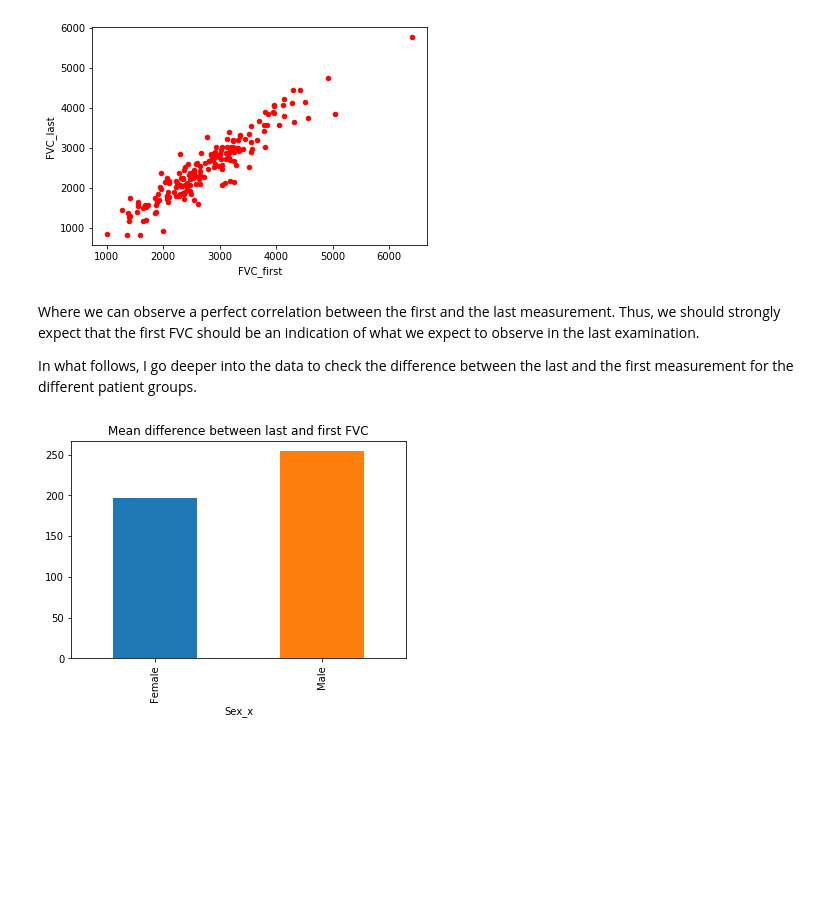
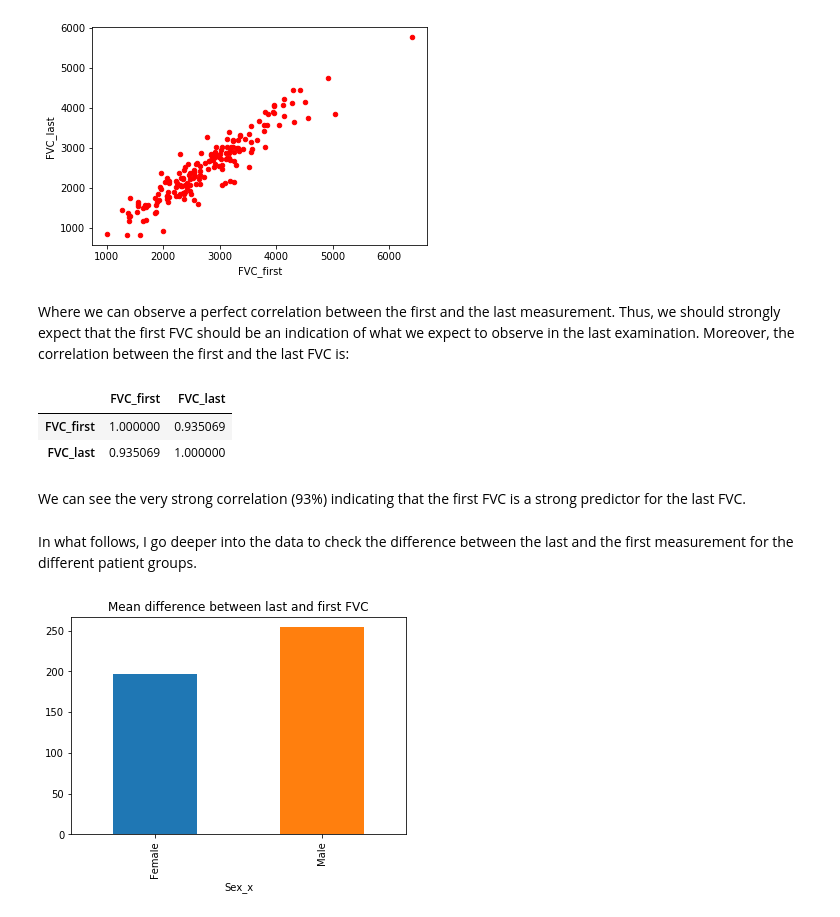
Before and after one commit to areppas/Kaggle_Competition, a Jupyter notebook: Progression_to_fibrosis-Copy1.ipynb, the cells around one changed output. Cells and saved outputs as stored; diff of their text form; code cells hidden in the pictures; blank space fills up the shorter version.

```diff
--- a/Progression_to_fibrosis-Copy1.ipynb
+++ b/Progression_to_fibrosis-Copy1.ipynb
@@ -57,8 +58,19 @@ plt.show()
 [figure]
 # %% [markdown]
 Where we can observe a perfect correlation between the first and the last measurement. Thus, we should strongly expect that the first FVC should be an indication of what we expect to observe in the last examination.
-
-In what follows, I go deeper into the data to check the difference between the last and the first measurement for the different patient groups.
+Moreover, the correlation between the first and the last FVC is:
+# %%
+check_correlations=merge_data_frames[['FVC_first','FVC_last']]
+
+check_correlations.corr(method='pearson')
+# %% [output]
+|  | FVC_first | FVC_last |
+| FVC_first | 1.000000 | 0.935069 |
+| FVC_last | 0.935069 | 1.000000 |
+# %% [markdown]
+We can see the very strong correlation (93%) indicating that the first FVC is a strong predictor for the last FVC.
+# %% [markdown]
+In what follows, I go deeper into the data to check the difference between the last and the first measurement for the different patient groups.
 # %%
 difference_sex_plot=merge_data_frames.groupby("Sex_x")['difference:last-first_FVC'].mean().plot(kind='bar', title="Mean difference between last and first FVC")
 # %% [output]
```
Also changed, not shown: parts of 3 cells of this notebook.
